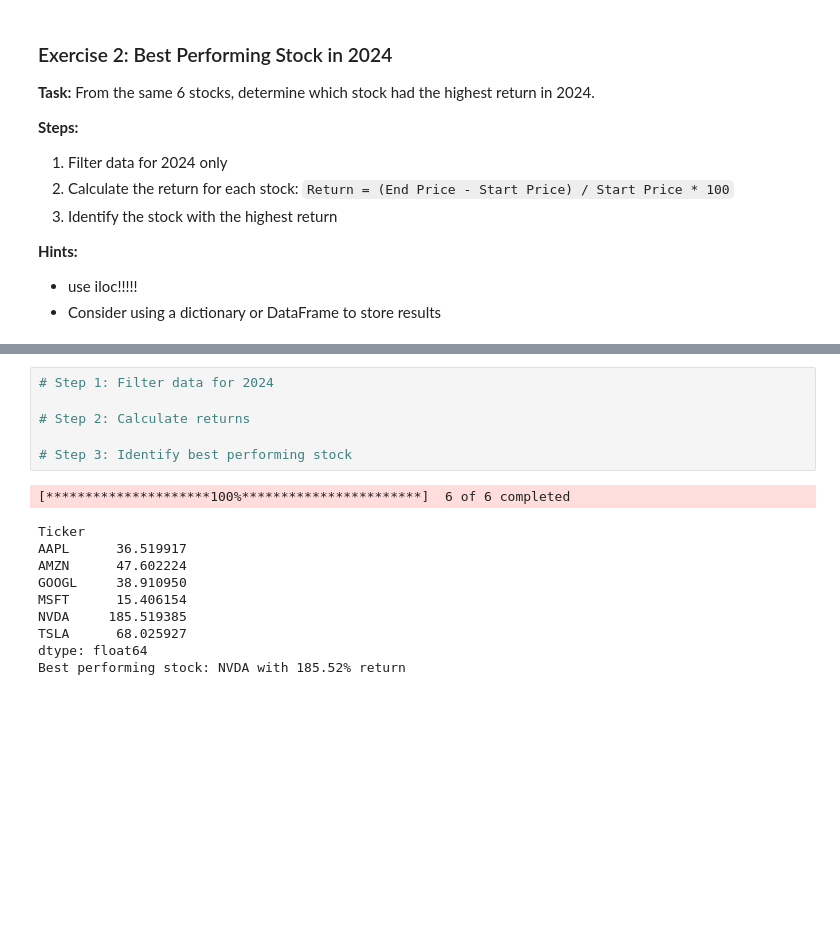
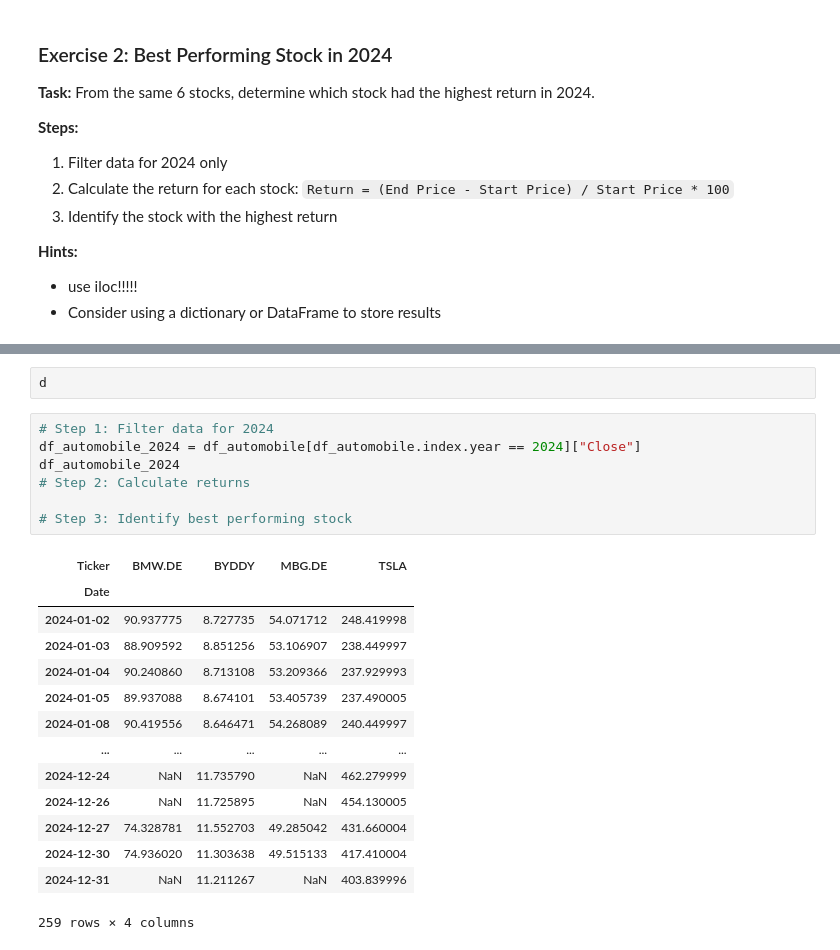
Before and after one commit to kuruscufatih/applied-finance-python, a Jupyter notebook: 0_learning_python/python_advanced/learning_yfinance.ipynb, the cells around one changed output, grey strips where cells are left out. Saved outputs shown, nothing was run; the diff lists cells and outputs as text; blank space fills up the shorter version.

```diff
--- a/0_learning_python/python_advanced/learning_yfinance.ipynb
+++ b/0_learning_python/python_advanced/learning_yfinance.ipynb
@@ -276,17 +313,24 @@ Columns: ['AAPL', 'AMZN', 'GOOGL', 'MSFT', 'NVDA', 'TSLA']
+# %%
+d
 # %%
 # Step 1: Filter data for 2024
-
+df_automobile_2024 = df_automobile[df_automobile.index.year == 2024]["Close"]
+df_automobile_2024
 # Step 2: Calculate returns
 
 # Step 3: Identify best performing stock
 # %% [output]
+| Ticker | BMW.DE | BYDDY | MBG.DE | TSLA |
+| Date |  |  |  |  |
+| 2024-01-02 | 90.937775 | 8.727735 | 54.071712 | 248.419998 |
+| 2024-01-03 | 88.909592 | 8.851256 | 53.106907 | 238.449997 |
+| 2024-01-04 | 90.240860 | 8.713108 | 53.209366 | 237.929993 |
+| 2024-01-05 | 89.937088 | 8.674101 | 53.405739 | 237.490005 |
+| 2024-01-08 | 90.419556 | 8.646471 | 54.268089 | 240.449997 |
+| ... | ... | ... | ... | ... |
+| 2024-12-24 | NaN | 11.735790 | NaN | 462.279999 |
+| 2024-12-26 | NaN | 11.725895 | NaN | 454.130005 |
+| 2024-12-27 | 74.328781 | 11.552703 | 49.285042 | 431.660004 |
+| 2024-12-30 | 74.936020 | 11.303638 | 49.515133 | 417.410004 |
+| 2024-12-31 | NaN | 11.211267 | NaN | 403.839996 |
-[*********************100%***********************]  6 of 6 completed
+259 rows × 4 columns
-Ticker
-AAPL      36.519917
-AMZN      47.602224
-GOOGL     38.910950
-MSFT      15.406154
-NVDA     185.519385
-TSLA      68.025927
-dtype: float64
-Best performing stock: NVDA with 185.52% return
```
Also changed, not shown: parts of 7 cells of this notebook, 2 other files.
